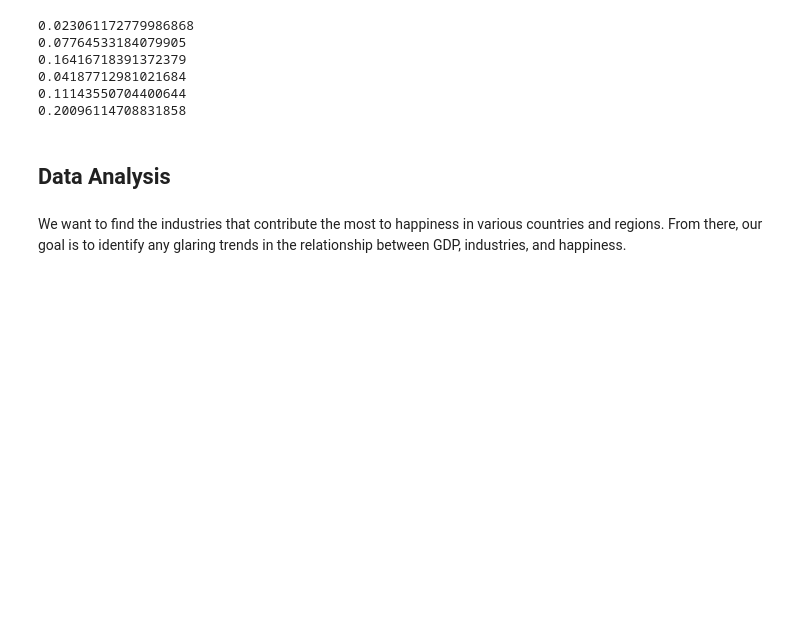
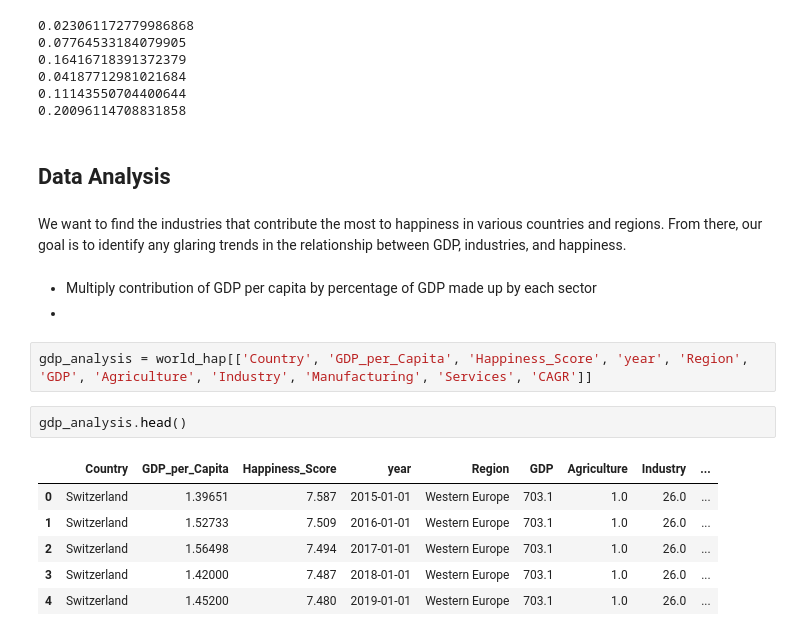
Before and after one commit to apatel31/si330_final_project, a Jupyter notebook: final_project_code.ipynb, the cells around one changed output. Drawn from its saved outputs; the diff is of its cells as text; blank space fills up the shorter version.

```diff
--- a/final_project_code.ipynb
+++ b/final_project_code.ipynb
@@ -154,3 +154,17 @@ print(world_hap_contribution['Social_Support'].mean())
 ## Data Analysis
 # %% [markdown]
 We want to find the industries that contribute the most to happiness in various countries and regions. From there, our goal is to identify any glaring trends in the relationship between GDP, industries, and happiness.
+# %% [markdown]
+- Multiply contribution of GDP per capita by percentage of GDP made up by each sector
+-
+# %%
+gdp_analysis = world_hap[['Country', 'GDP_per_Capita', 'Happiness_Score', 'year', 'Region', 'GDP', 'Agriculture', 'Industry', 'Manufacturing', 'Services', 'CAGR']]
+# %%
+gdp_analysis.head()
+# %% [output]
+|  | Country | GDP_per_Capita | Happiness_Score | year | Region | GDP | Agriculture | Industry | ... |
+| 0 | Switzerland | 1.39651 | 7.587 | 2015-01-01 | Western Europe | 703.1 | 1.0 | 26.0 | ... |
+| 1 | Switzerland | 1.52733 | 7.509 | 2016-01-01 | Western Europe | 703.1 | 1.0 | 26.0 | ... |
+| 2 | Switzerland | 1.56498 | 7.494 | 2017-01-01 | Western Europe | 703.1 | 1.0 | 26.0 | ... |
+| 3 | Switzerland | 1.42000 | 7.487 | 2018-01-01 | Western Europe | 703.1 | 1.0 | 26.0 | ... |
+| 4 | Switzerland | 1.45200 | 7.480 | 2019-01-01 | Western Europe | 703.1 | 1.0 | 26.0 | ... |
```
Also changed, not shown: parts of 3 cells of this notebook.
